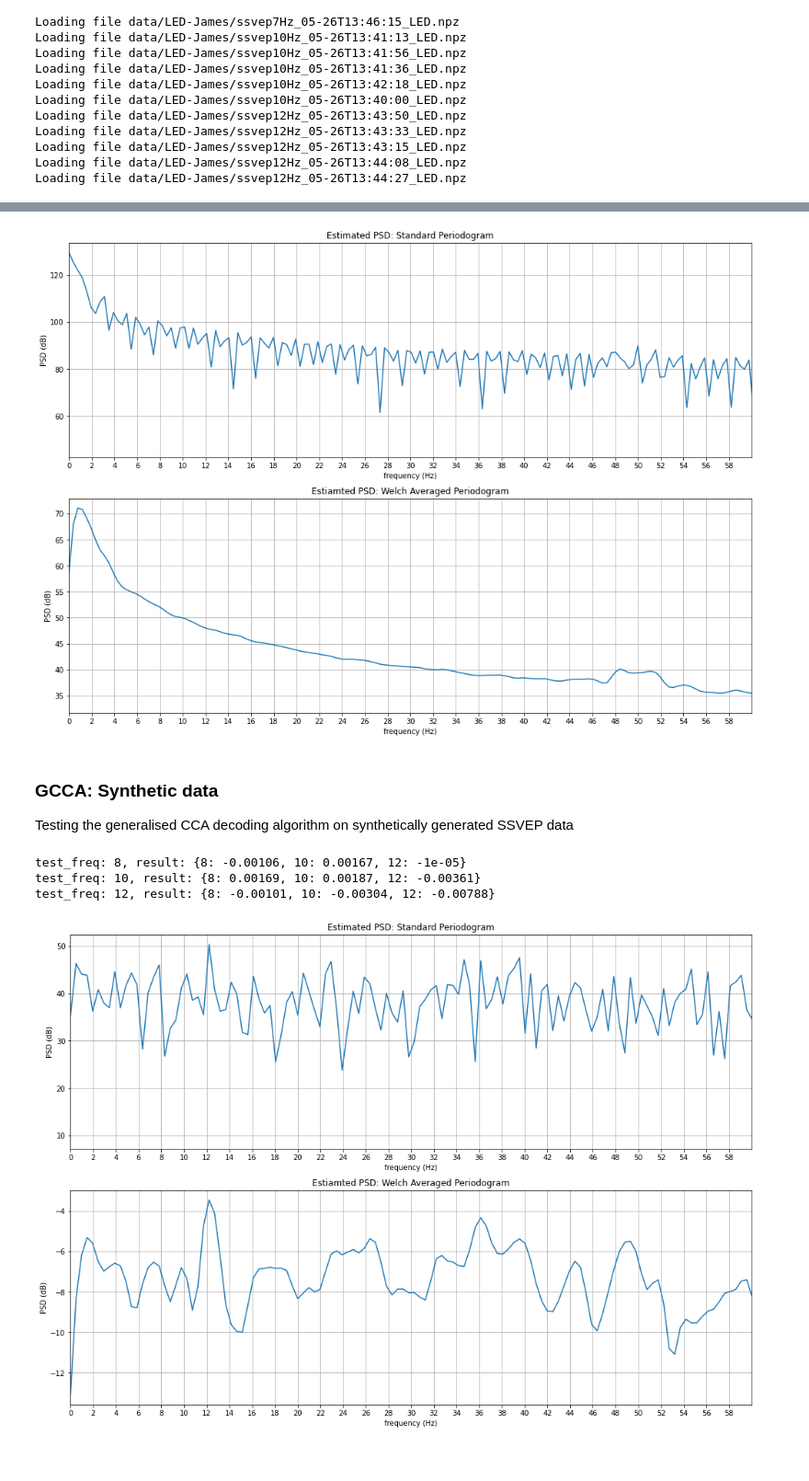
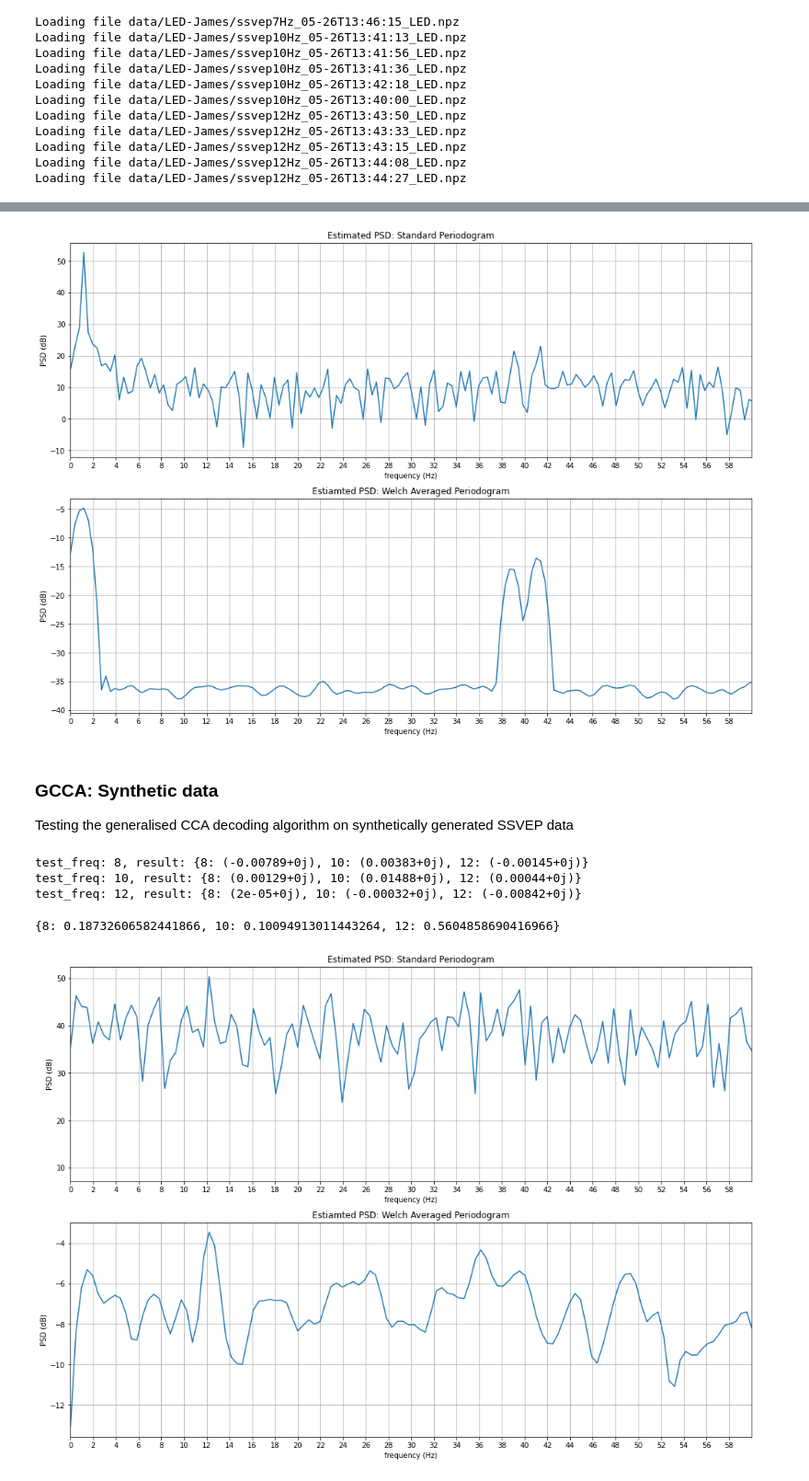
Before and after one commit to JamesTev/EEG-decoding, a Jupyter notebook: EEG-Analysis.ipynb, the cells around one changed output, grey strips where cells are left out. Shown at 92% size. Cells and saved outputs as stored; diff of their text form; code cells hidden in the pictures.

Commit message:
implemented MsetCCA

```diff
--- a/EEG-Analysis.ipynb
+++ b/EEG-Analysis.ipynb
@@ -246,0 +303,15 @@ Accuracy - GCCA: 66.66666666666666, CCA: 33.33333333333333
+# %%
+from eeg_lib.trca import TRCA
+from eeg_lib.synthetic import synth_data_tensor
+
+np.random.seed(0)
+
+noise_p = 0.1
+
+X_trca =  synth_data_tensor(stim_freqs, 1000, 4, 5, noise_p, fs)
+X_test = np.squeeze(synth_data_tensor(stim_freqs, 1000, 4, 1, noise_p, fs))
+
+f_idx = 0
+trca = TRCA()
+trca.fit(X_trca[f_idx, :, :, :])
+trca.compute_corr(X_test[f_idx, :, :])
@@ -247,32 +334,33 @@ Accuracy - GCCA: 66.66666666666666, CCA: 33.33333333333333
 # %%
 from eeg_lib.freq_analysis import plot_periodogram
 
 Ndft = 512
-plot_periodogram(X_test[0, :], 200, N=Ndft)
+plot_periodogram(trca.Y, 200, N=Ndft)
 # %% [output]
-[figure, old version]
+[figure, new version]
 # %% [markdown]
 ### GCCA: Synthetic data
 Testing the generalised CCA decoding algorithm on synthetically generated SSVEP data
 # %%
-from eeg_lib.synthetic import synth_GCCA_tensor, synth_X
+from eeg_lib.synthetic import synth_data_tensor, synth_X
 from eeg_lib.cca import GCCA
 from scipy.stats import pearsonr
 
 np.random.seed(0)
 
 stim_freqs = [8, 10, 12]
-Ns = 2000 # num samples (in time)
-Nc = 3 # num channels
+Ns = 1000 # num samples (in time)
+Nc = 4 # num channels
 Nt = 5 # num trials
-Nh = 3 # num harmonics in sinusoidal ref vector
+Nh = 5 # num harmonics in sinusoidal ref vector
 noise_power = 1 # base noise power
 fs = 200 # sampling freq
 
 
-chi = synth_GCCA_tensor(stim_freqs, Ns, Nc, Nt, noise_power, fs)
-gcca = GCCA(chi, stim_freqs, fs)
-gcca.fit()
+chi = synth_data_tensor(stim_freqs, Ns, Nc, Nt, noise_power, fs)
+gcca = GCCA(stim_freqs, fs)
+
+gcca.fit(chi)
 
 # test GCCA
 test_noise_power = noise_power+1
@@ -282,6 +370,6 @@ for f_test in stim_freqs:
     result = {f: round(rho, 5) for f, rho in gcca.classify(X_test).items()}
     print(f"test_freq: {f_test}, result: {result}")
 # %% [output]
-test_freq: 8, result: {8: -0.00106, 10: 0.00167, 12: -1e-05}
-test_freq: 10, result: {8: 0.00169, 10: 0.00187, 12: -0.00361}
-test_freq: 12, result: {8: -0.00101, 10: -0.00304, 12: -0.00788}
+test_freq: 8, result: {8: (-0.00789+0j), 10: (0.00383+0j), 12: (-0.00145+0j)}
+test_freq: 10, result: {8: (0.00129+0j), 10: (0.01488+0j), 12: (0.00044+0j)}
+test_freq: 12, result: {8: (2e-05+0j), 10: (-0.00032+0j), 12: (-0.00842+0j)}
@@ -288,3 +400,19 @@ test_freq: 12, result: {8: -0.00101, 10: -0.00304, 12: -0.00788}
+# %%
+from eeg_lib.cca import MsetCCA
+from eeg_lib.cca import MsetCCA_SSVEP
+
+np.random.seed(0)
+
+mcca = MsetCCA_SSVEP(stim_freqs)
+mcca.fit(chi)
+
+Nc = 2
+Ns = 1000
+X_test = synth_X(12, Nc, Ns, noise_power=0.5)
+
+mcca.classify(X_test)
+# %% [output]
+{8: 0.18732606582441866, 10: 0.10094913011443264, 12: 0.5604858690416966}
 # %%
 from eeg_lib.freq_analysis import plot_periodogram
 
```
Also changed, not shown: parts of 15 cells of this notebook, 8 other files.
